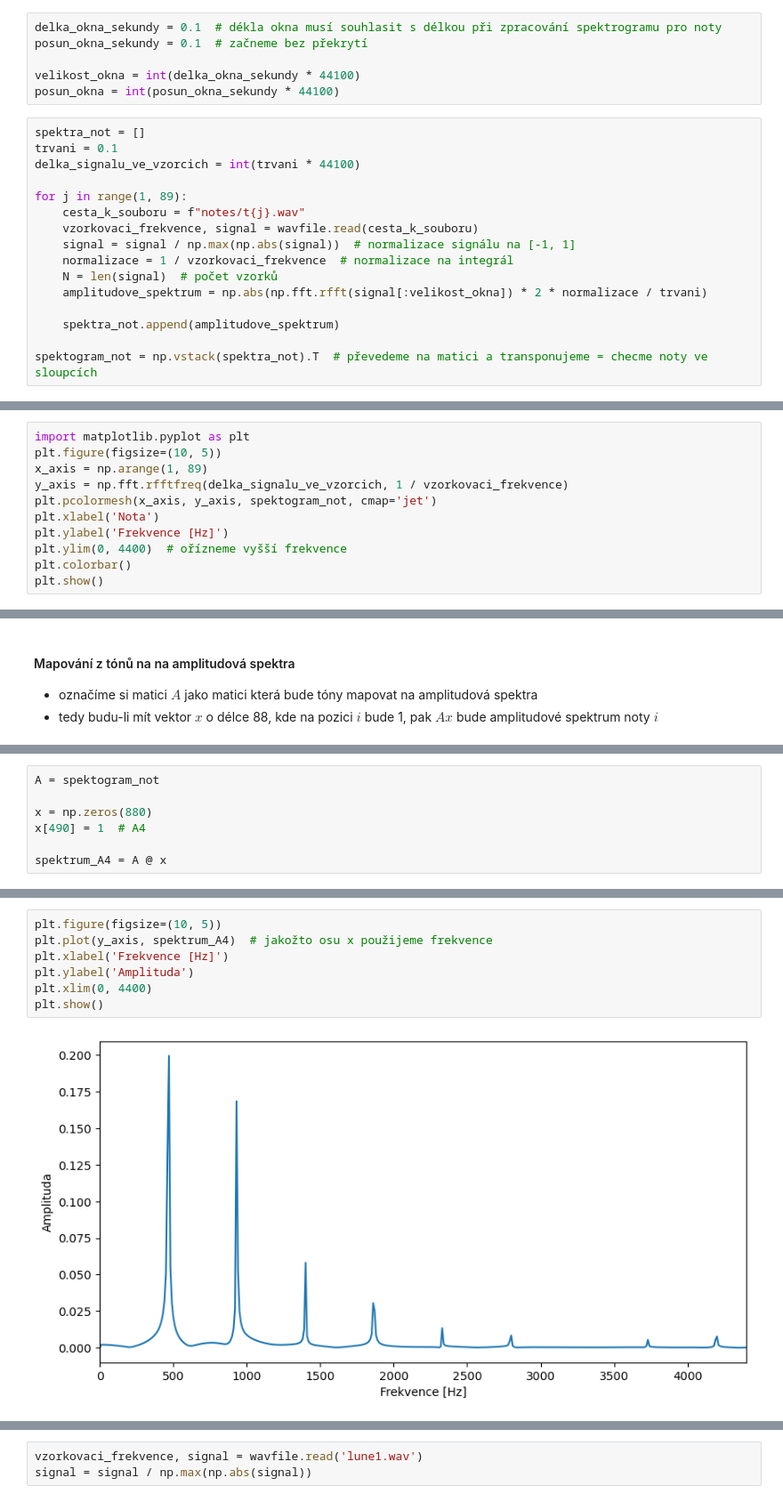
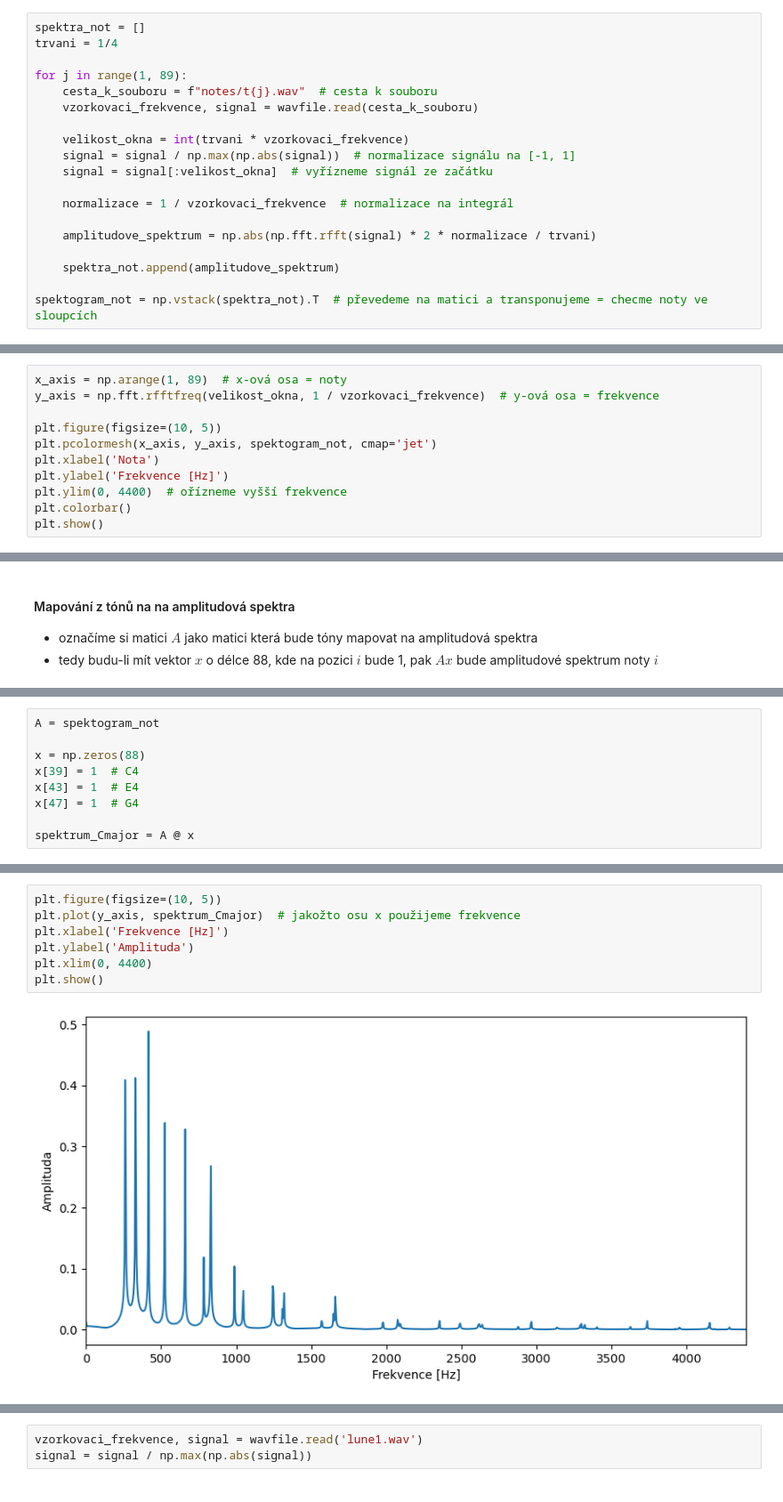
Before and after one commit to majkasadowska/SKOMAM, a Jupyter notebook: cv3/cv3.ipynb, the cells around one changed output, grey strips where cells are left out. Shown at 89% size. Drawn from its saved outputs; the diff is of its cells as text.

```diff
--- a/cv3/cv3.ipynb
+++ b/cv3/cv3.ipynb
@@ -129,21 +143,18 @@ spektra_not
-# %%
-delka_okna_sekundy = 0.1  # dékla okna musí souhlasit s délkou při zpracování spektrogramu pro noty
-posun_okna_sekundy = 0.1  # začneme bez překrytí
-
-velikost_okna = int(delka_okna_sekundy * 44100)
-posun_okna = int(posun_okna_sekundy * 44100)
 # %%
 spektra_not = []
-trvani = 0.1
-delka_signalu_ve_vzorcich = int(trvani * 44100)
+trvani = 1/4
 
 for j in range(1, 89):
-    cesta_k_souboru = f"notes/t{j}.wav"
+    cesta_k_souboru = f"notes/t{j}.wav"  # cesta k souboru
     vzorkovaci_frekvence, signal = wavfile.read(cesta_k_souboru)
+
+    velikost_okna = int(trvani * vzorkovaci_frekvence)
     signal = signal / np.max(np.abs(signal))  # normalizace signálu na [-1, 1]
+    signal = signal[:velikost_okna]  # vyřízneme signál ze začátku
+
     normalizace = 1 / vzorkovaci_frekvence  # normalizace na integrál
-    N = len(signal)  # počet vzorků
-    amplitudove_spektrum = np.abs(np.fft.rfft(signal[:velikost_okna]) * 2 * normalizace / trvani)
+
+    amplitudove_spektrum = np.abs(np.fft.rfft(signal) * 2 * normalizace / trvani)
 
     spektra_not.append(amplitudove_spektrum)
 
@@ -151,10 +162,10 @@ spektogram_not = np.vstack(spektra_not).T  # převedeme na matici a transponujem
 # %% [markdown]
 Zobrazíme výsledná amplitudová spektra not:
 # %%
-import matplotlib.pyplot as plt
+x_axis = np.arange(1, 89)  # x-ová osa = noty
+y_axis = np.fft.rfftfreq(velikost_okna, 1 / vzorkovaci_frekvence)  # y-ová osa = frekvence
+
 plt.figure(figsize=(10, 5))
-x_axis = np.arange(1, 89)
-y_axis = np.fft.rfftfreq(delka_signalu_ve_vzorcich, 1 / vzorkovaci_frekvence)
 plt.pcolormesh(x_axis, y_axis, spektogram_not, cmap='jet')
 plt.xlabel('Nota')
 plt.ylabel('Frekvence [Hz]')
@@ -176,7 +190,9 @@ plt.show()
 # %%
 A = spektogram_not
 
-x = np.zeros(880)
-x[490] = 1  # A4
+x = np.zeros(88)
+x[39] = 1  # C4
+x[43] = 1  # E4
+x[47] = 1  # G4
 
-spektrum_A4 = A @ x
+spektrum_Cmajor = A @ x
@@ -185,10 +199,10 @@ ValueError: matmul: Input operand 1 has a mismatch in its core dimension 0, with
 # %%
 plt.figure(figsize=(10, 5))
-plt.plot(y_axis, spektrum_A4)  # jakožto osu x použijeme frekvence
+plt.plot(y_axis, spektrum_Cmajor)  # jakožto osu x použijeme frekvence
 plt.xlabel('Frekvence [Hz]')
 plt.ylabel('Amplituda')
 plt.xlim(0, 4400)
 plt.show()
 # %% [output]
-[figure, old version]
+[figure, new version]
 # %% [markdown]
```
Also changed, not shown: parts of 32 cells of this notebook.
